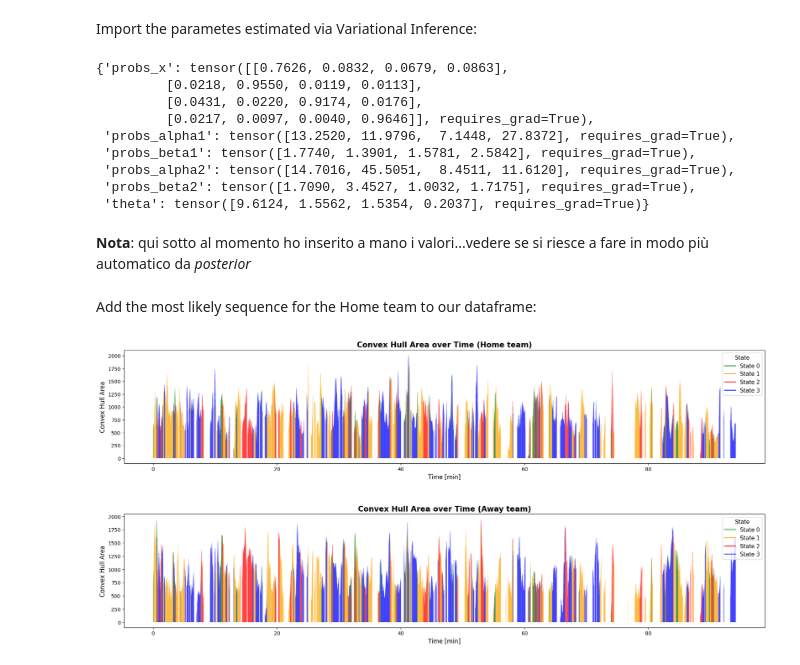
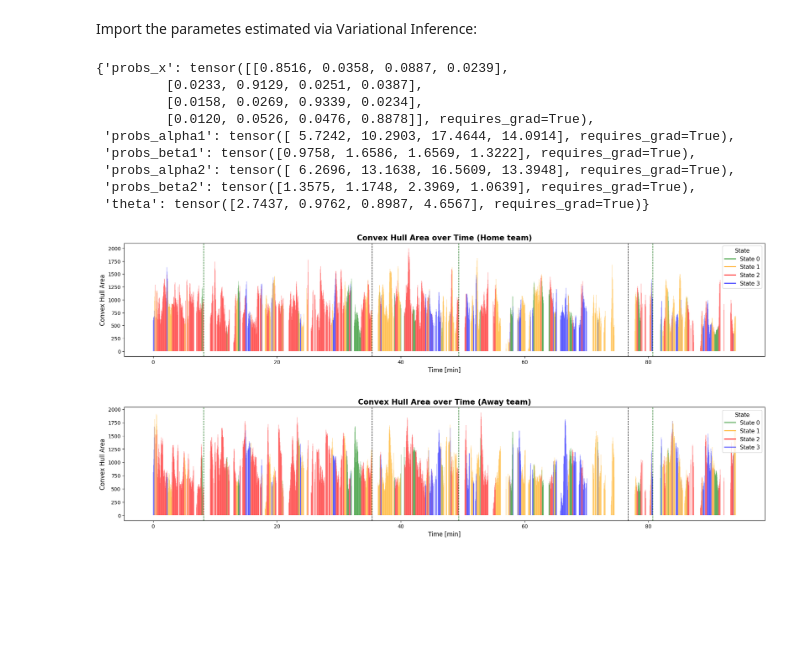
Before and after one commit to ValentinisAlessio/PML_exam, a Jupyter notebook: hmmpyro_tests/Viterbi.ipynb, the cells around one changed output. Cells and saved outputs as stored; diff of their text form; code cells hidden in the pictures; blank space fills up the shorter version.

Commit message:
Tried model with data every 2 seconds

```diff
--- a/hmmpyro_tests/Viterbi.ipynb
+++ b/hmmpyro_tests/Viterbi.ipynb
@@ -151,6 +156,13 @@ fig.savefig("../plots/UnivariateHMM_StateDistribution_AwayTeam_matchday1.png",dp
 [figure]
 # %% [markdown]
 ### Bivariate Model
+# %%
+data = pd.read_csv("../data/hulls_every2_matchday2.csv")
+data = data.dropna()
+events=pd.read_csv("../data/events_matchday2.csv")
+goals_info=events[events["Subtype"].isin(["ON TARGET-GOAL","HEAD-ON TARGET-GOAL","WOODWORK-GOAL"])]
+home_goals=goals_info[goals_info["Team"]=="Home"]
+away_goals=goals_info[goals_info["Team"]=="Away"]
 # %%
 def empirical_gamma_cdf(x, shape, rate):
     # Generate 1000 random samples from the gamma distribution
@@ -171,11 +183,10 @@ def copulamodel_log_pdf(x,y,shape1,rate1,shape2,rate2,theta):
     u= empirical_gamma_cdf(x, shape1, rate1)
     v= empirical_gamma_cdf(y, shape2, rate2)
     # Qui pensare se fare una if su u e v diversi da circa 0...in quel caso non calcolare il copula term (lo lascio nullo)
-    if (torch.abs(u) > 1e-6) and (torch.abs(v) > 1e-6):
-        copula_term= copula_term_log(theta=theta,u=u,v=v)
-        return g1_lpdf+g2_lpdf+copula_term
-    else:
-        return g1_lpdf+g2_lpdf
+    lpdf=g1_lpdf+g2_lpdf
+    if (torch.abs(u) > 1e-6) & (torch.abs(v) > 1e-6):
+        lpdf += copula_term_log(theta=theta,u=u,v=v)
+    return lpdf
 # %%
 def gamma_viterbi_decoder_copula(data, transition_matrix, shape_params1, rate_params1,shape_params2, rate_params2,theta):
     """
@@ -220,20 +231,18 @@ torch.Size([3940, 2])
 # %% [markdown]
 Import the parametes estimated via Variational Inference:
 # %%
-posterior=torch.load("parameters/doubleHMM_4states_matchday2.pt")
+posterior=torch.load("parameters/doubleHMM_4states_matchday2_every2sec.pt")
 posterior
 # %% [output]
-{'probs_x': tensor([[0.7626, 0.0832, 0.0679, 0.0863],
-         [0.0218, 0.9550, 0.0119, 0.0113],
-         [0.0431, 0.0220, 0.9174, 0.0176],
-         [0.0217, 0.0097, 0.0040, 0.9646]], requires_grad=True),
- 'probs_alpha1': tensor([13.2520, 11.9796,  7.1448, 27.8372], requires_grad=True),
- 'probs_beta1': tensor([1.7740, 1.3901, 1.5781, 2.5842], requires_grad=True),
- 'probs_alpha2': tensor([14.7016, 45.5051,  8.4511, 11.6120], requires_grad=True),
- 'probs_beta2': tensor([1.7090, 3.4527, 1.0032, 1.7175], requires_grad=True),
- 'theta': tensor([9.6124, 1.5562, 1.5354, 0.2037], requires_grad=True)}
+{'probs_x': tensor([[0.8516, 0.0358, 0.0887, 0.0239],
+         [0.0233, 0.9129, 0.0251, 0.0387],
+         [0.0158, 0.0269, 0.9339, 0.0234],
+         [0.0120, 0.0526, 0.0476, 0.8878]], requires_grad=True),
+ 'probs_alpha1': tensor([ 5.7242, 10.2903, 17.4644, 14.0914], requires_grad=True),
+ 'probs_beta1': tensor([0.9758, 1.6586, 1.6569, 1.3222], requires_grad=True),
+ 'probs_alpha2': tensor([ 6.2696, 13.1638, 16.5609, 13.3948], requires_grad=True),
+ 'probs_beta2': tensor([1.3575, 1.1748, 2.3969, 1.0639], requires_grad=True),
+ 'theta': tensor([2.7437, 0.9762, 0.8987, 4.6567], requires_grad=True)}
-# %% [markdown]
-**Nota**: qui sotto al momento ho inserito a mano i valori...vedere se si riesce a fare in modo più automatico da *posterior*
 # %%
 transition_matrix = posterior["probs_x"]
 shape_params1 = posterior["probs_alpha1"]
@@ -251,8 +260,6 @@ hidden_states = gamma_viterbi_decoder_copula(data=xy_sequence,
                                       rate_params2=rate_params2,
                                       theta=theta
                                       )
-# %% [markdown]
-Add the most likely sequence for the Home team to our dataframe:
 # %%
 most_likely_states = np.array([int(state) for state in hidden_states])
 data["HomeMLS"]=most_likely_states
@@ -268,35 +275,35 @@ colors = data['AwayMLS'].map(class_colors)
 # %%
 fig, axs = plt.subplots(2, 1, figsize=(23, 10))
 # Home team's convex hull area
-axs[0].vlines(data["Time [s]"]/60, ymin=0, ymax=data["HomeHull"], color=colors, linewidth=0.25)
+axs[0].vlines(data["Time [s]"]/60, ymin=0, ymax=data["HomeHull"], color=colors, linewidth=0.35)
 axs[0].set_xlabel("Time [min]", fontsize=12,fontweight='normal');
 axs[0].set_ylabel("Convex Hull Area", fontsize=12, fontweight='normal');
 axs[0].set_title("Convex Hull Area over Time (Home team)", fontsize=15, fontweight='bold');
 # add legend
 for i, state in enumerate([0,1,2,3]):
     axs[0].plot([], [], color=class_colors[int(state)], label=f'State {int(state)}')
 axs[0].legend(title="State", title_fontsize='11', fontsize='11', loc='upper right');
 
 # Away team's convex hull area
-axs[1].vlines(data["Time [s]"]/60, ymin=0, ymax=data["AwayHull"],color=colors, linewidth=0.25)
+axs[1].vlines(data["Time [s]"]/60, ymin=0, ymax=data["AwayHull"],color=colors, linewidth=0.35)
 axs[1].set_xlabel("Time [min]", fontsize=12,fontweight='normal');
 axs[1].set_ylabel("Convex Hull Area", fontsize=12, fontweight='normal');
 axs[1].set_title("Convex Hull Area over Time (Away team)", fontsize=15, fontweight='bold');
 for i, state in enumerate([0,1,2,3]):
     axs[1].plot([], [], color=class_colors[int(state)], label=f'State {int(state)}')
 axs[1].legend(title="State", title_fontsize='11', fontsize='11', loc='upper right');
 
 # # add vertical lines for home goals
-# for t1,t2 in zip(home_goals["Start Time [s]"],home_goals["End Time [s]"]):
-#     axs[0].axvline(x=(t1+t2)/2, color='darkgreen', linestyle='--', linewidth=2)
-#     axs[1].axvline(x=(t1+t2)/2, color='darkgreen', linestyle='--', linewidth=2)
-# # add vertical lines for away goals
-# for t1,t2 in zip(away_goals["Start Time [s]"],away_goals["End Time [s]"]):
-#     axs[0].axvline(x=(t1+t2)/2, color='black', linestyle='--', linewidth=2)
-#     axs[1].axvline(x=(t1+t2)/2, color='black', linestyle='--', linewidth=2)
+for t1,t2 in zip(home_goals["Start Time [s]"]/60,home_goals["End Time [s]"]/60):
+    axs[0].axvline(x=(t1+t2)/2, color='darkgreen', linestyle='--', linewidth=1)
+    axs[1].axvline(x=(t1+t2)/2, color='darkgreen', linestyle='--', linewidth=1)
+# add vertical lines for away goals
+for t1,t2 in zip(away_goals["Start Time [s]"]/60,away_goals["End Time [s]"]/60):
+    axs[0].axvline(x=(t1+t2)/2, color='black', linestyle='--', linewidth=1)
+    axs[1].axvline(x=(t1+t2)/2, color='black', linestyle='--', linewidth=1)
 # Manage space between subplots
 plt.subplots_adjust(hspace=0.45)
-plt.savefig("../plots/BivariateHMM_MostLikelySeq_matchday2.png",dpi=350, bbox_inches='tight')
+plt.savefig("../plots/BivariateHMM_MostLikelySeq_matchday2_every2.png",dpi=350, bbox_inches='tight')
 # %% [output]
-[figure, old version]
+[figure, new version]
 # %%
```
Also changed, not shown: parts of 12 cells of this notebook, 16 other files.
